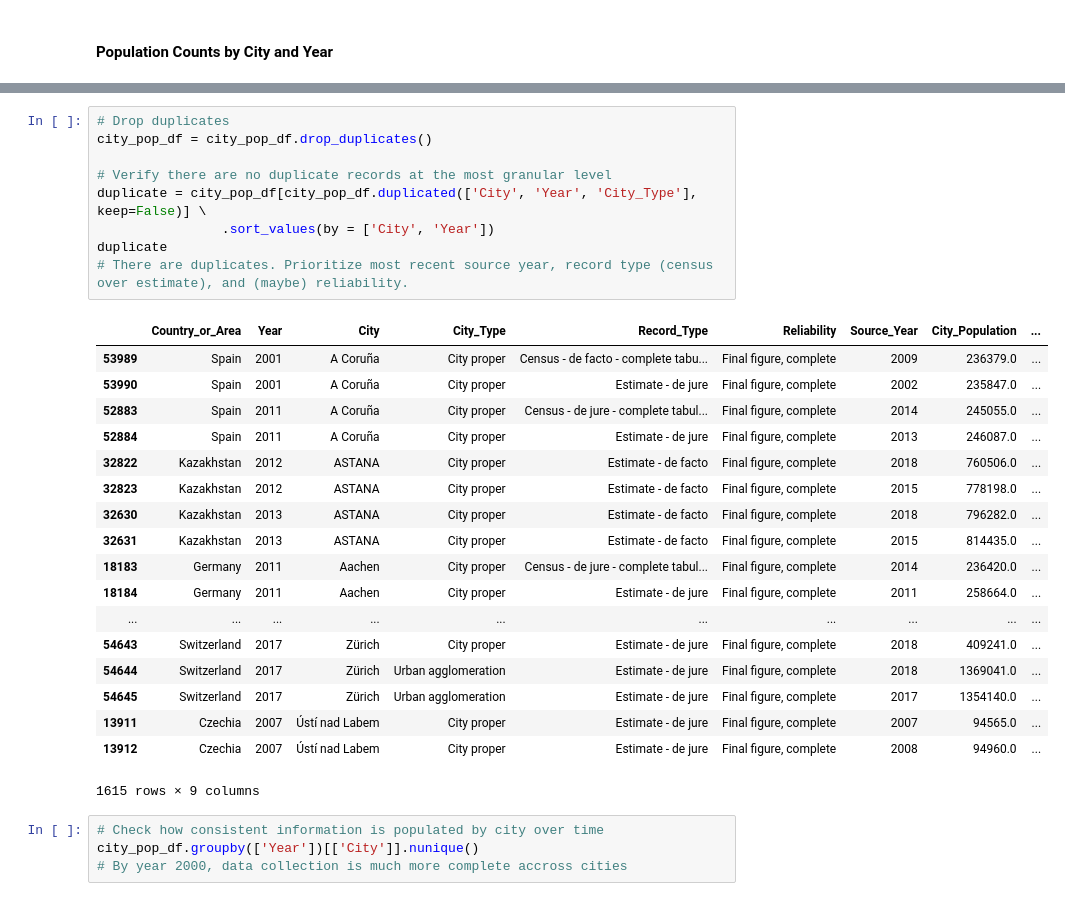
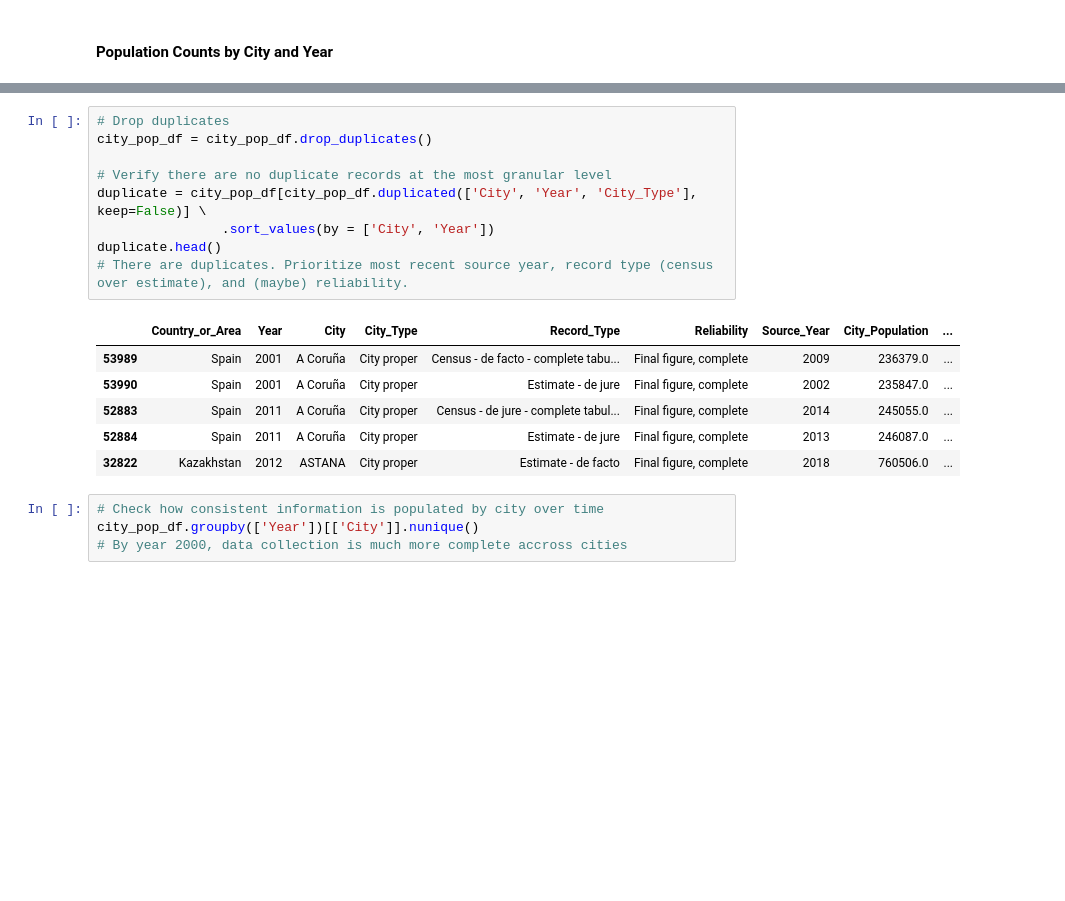
Before and after one commit to DonDuPontII/Data-Engineering-Udacity-Projects, a Jupyter notebook: Capstone-Project.ipynb, the cells around one changed output, grey strips where cells are left out. Cells and saved outputs as stored; diff of their text form; blank space fills up the shorter version.

```diff
--- a/Capstone-Project.ipynb
+++ b/Capstone-Project.ipynb
@@ -409,31 +318,19 @@ city_pop_df[['Country_or_Area', 'Year', 'City_Population']] \
 # %%
 # Drop duplicates
 city_pop_df = city_pop_df.drop_duplicates()
 
 # Verify there are no duplicate records at the most granular level
 duplicate = city_pop_df[city_pop_df.duplicated(['City', 'Year', 'City_Type'], keep=False)] \
                 .sort_values(by = ['City', 'Year'])
-duplicate
+duplicate.head()
 # There are duplicates. Prioritize most recent source year, record type (census over estimate), and (maybe) reliability.
 # %% [output]
 |  | Country_or_Area | Year | City | City_Type | Record_Type | Reliability | Source_Year | City_Population | ... |
 | 53989 | Spain | 2001 | A Coruña | City proper | Census - de facto - complete tabu... | Final figure, complete | 2009 | 236379.0 | ... |
 | 53990 | Spain | 2001 | A Coruña | City proper | Estimate - de jure | Final figure, complete | 2002 | 235847.0 | ... |
 | 52883 | Spain | 2011 | A Coruña | City proper | Census - de jure - complete tabul... | Final figure, complete | 2014 | 245055.0 | ... |
 | 52884 | Spain | 2011 | A Coruña | City proper | Estimate - de jure | Final figure, complete | 2013 | 246087.0 | ... |
 | 32822 | Kazakhstan | 2012 | ASTANA | City proper | Estimate - de facto | Final figure, complete | 2018 | 760506.0 | ... |
-| 32823 | Kazakhstan | 2012 | ASTANA | City proper | Estimate - de facto | Final figure, complete | 2015 | 778198.0 | ... |
-| 32630 | Kazakhstan | 2013 | ASTANA | City proper | Estimate - de facto | Final figure, complete | 2018 | 796282.0 | ... |
-| 32631 | Kazakhstan | 2013 | ASTANA | City proper | Estimate - de facto | Final figure, complete | 2015 | 814435.0 | ... |
-| 18183 | Germany | 2011 | Aachen | City proper | Census - de jure - complete tabul... | Final figure, complete | 2014 | 236420.0 | ... |
-| 18184 | Germany | 2011 | Aachen | City proper | Estimate - de jure | Final figure, complete | 2011 | 258664.0 | ... |
-| ... | ... | ... | ... | ... | ... | ... | ... | ... | ... |
-| 54643 | Switzerland | 2017 | Zürich | City proper | Estimate - de jure | Final figure, complete | 2018 | 409241.0 | ... |
-| 54644 | Switzerland | 2017 | Zürich | Urban agglomeration | Estimate - de jure | Final figure, complete | 2018 | 1369041.0 | ... |
-| 54645 | Switzerland | 2017 | Zürich | Urban agglomeration | Estimate - de jure | Final figure, complete | 2017 | 1354140.0 | ... |
-| 13911 | Czechia | 2007 | Ústí nad Labem | City proper | Estimate - de jure | Final figure, complete | 2007 | 94565.0 | ... |
-| 13912 | Czechia | 2007 | Ústí nad Labem | City proper | Estimate - de jure | Final figure, complete | 2008 | 94960.0 | ... |
-1615 rows × 9 columns
 # %%
 # Check how consistent information is populated by city over time
 city_pop_df.groupby(['Year'])[['City']].nunique()
```
Also changed, not shown: parts of 28 cells of this notebook.
